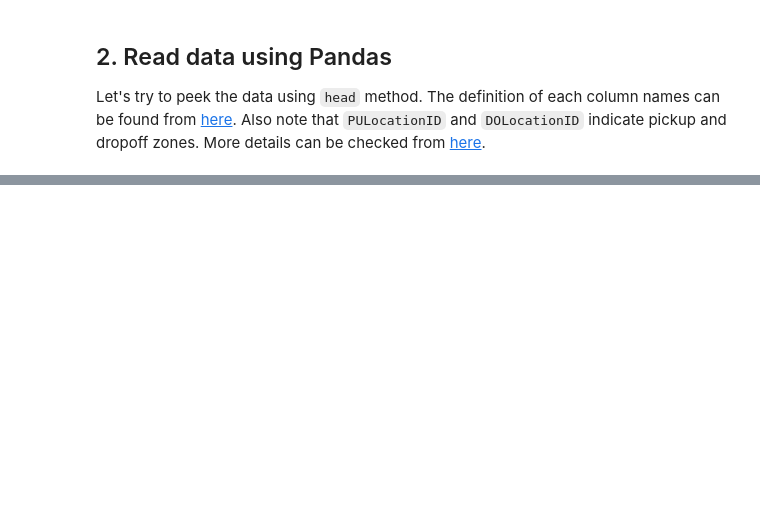
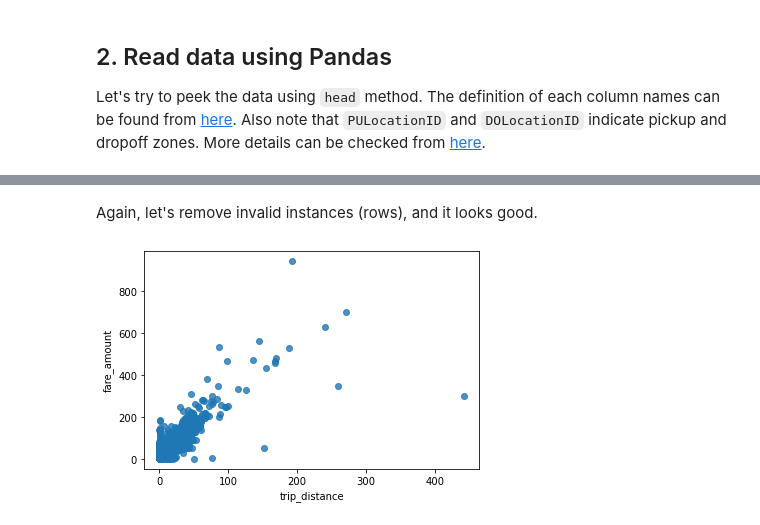
Before and after one commit to choiw-public/BigData-NYC-taxi-fare-prediction, a Jupyter notebook: NYC_taxi_fare_prediction.ipynb, the cells around one changed output, grey strips where cells are left out. Drawn from its saved outputs; the diff is of its cells as text; code cells hidden in the pictures; blank space fills up the shorter version.

```diff
--- a/NYC_taxi_fare_prediction.ipynb
+++ b/NYC_taxi_fare_prediction.ipynb
@@ -66,0 +63,3 @@ data.describe()
+# %%
+clean_data = data.dropna().dropna()
+clean_data.describe()
@@ -66,0 +85,11 @@ data.describe()
+# %% [markdown]
+Again, let's remove invalid instances (rows), and it looks good.
+# %%
+clean_data = clean_data[clean_data['total_amount'] > 0]
+clean_data = clean_data[clean_data['trip_distance'] > 0]
+clean_data = clean_data[clean_data['trip_distance'] < 10000]
+clean_data = clean_data[clean_data['passenger_count'] > 0]
+clean_data = clean_data[clean_data['fare_amount'] > 0]
+ax = sb.regplot(x="trip_distance", y='fare_amount', fit_reg=False, ci=None, truncate=True, data=clean_data)
+# %% [output]
+[figure, added]
```
Also changed, not shown: parts of 7 cells of this notebook, 1 other file.
